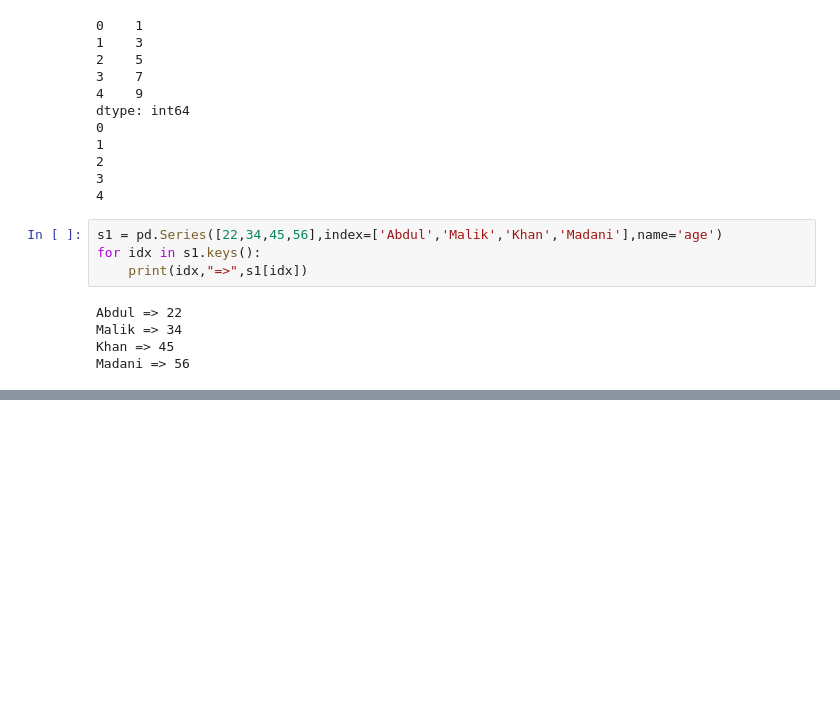
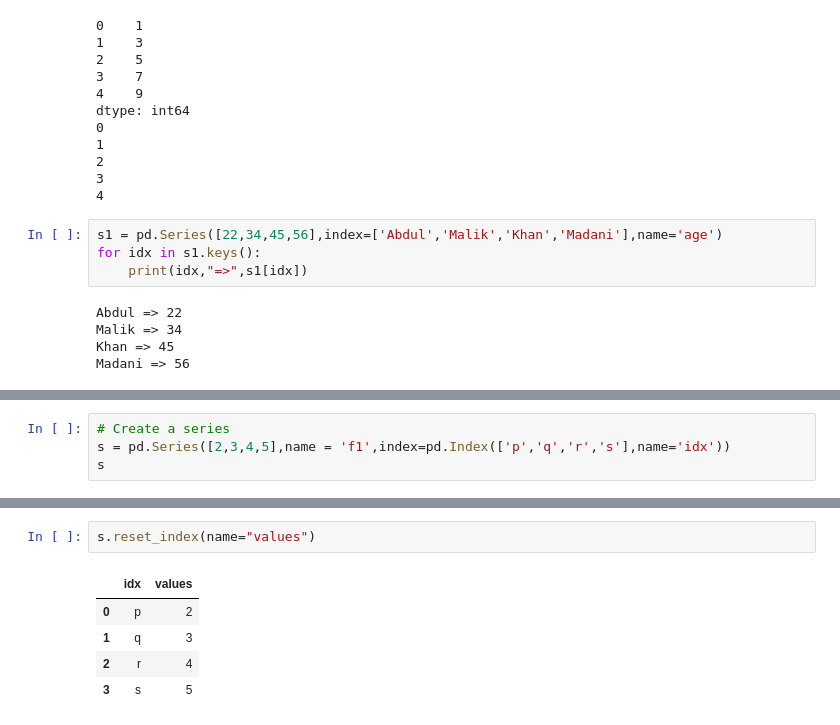
Before and after one commit to ABDULMALIKKHAN123/Data-Visulisation, a Jupyter notebook: start DV/2 Basic_of_Pandas.ipynb, the cells around one changed output, grey strips where cells are left out. Drawn from its saved outputs; the diff is of its cells as text; blank space fills up the shorter version.

Commit message:
Reset index,Count,Key method

```diff
--- a/start DV/2 Basic_of_Pandas.ipynb
+++ b/start DV/2 Basic_of_Pandas.ipynb
@@ -415,0 +507,4 @@ Madani => 56
+# %%
+# Create a series
+s = pd.Series([2,3,4,5],name = 'f1',index=pd.Index(['p','q','r','s'],name='idx'))
+s
@@ -415,0 +527,8 @@ Madani => 56
+# %%
+s.reset_index(name="values")
+# %% [output]
+|  | idx | values |
+| 0 | p | 2 |
+| 1 | q | 3 |
+| 2 | r | 4 |
+| 3 | s | 5 |
```
Also changed, not shown: parts of 22 cells of this notebook.
